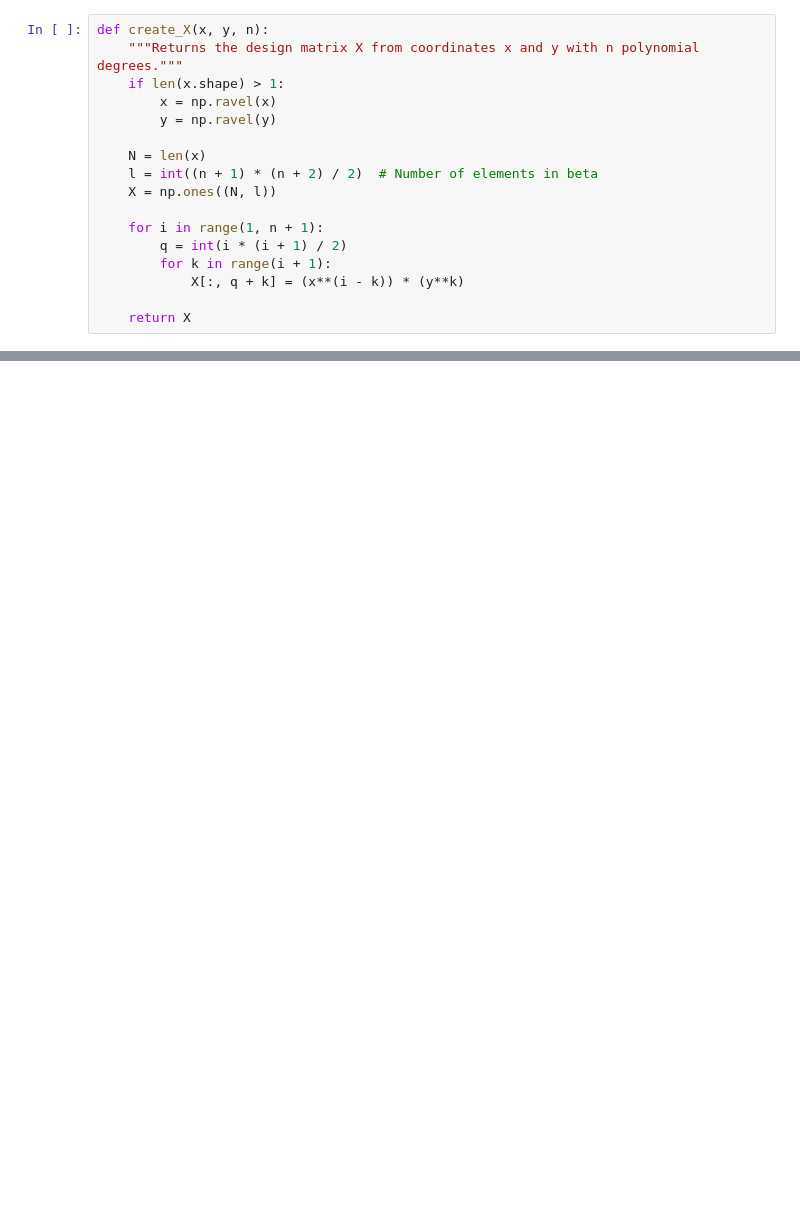
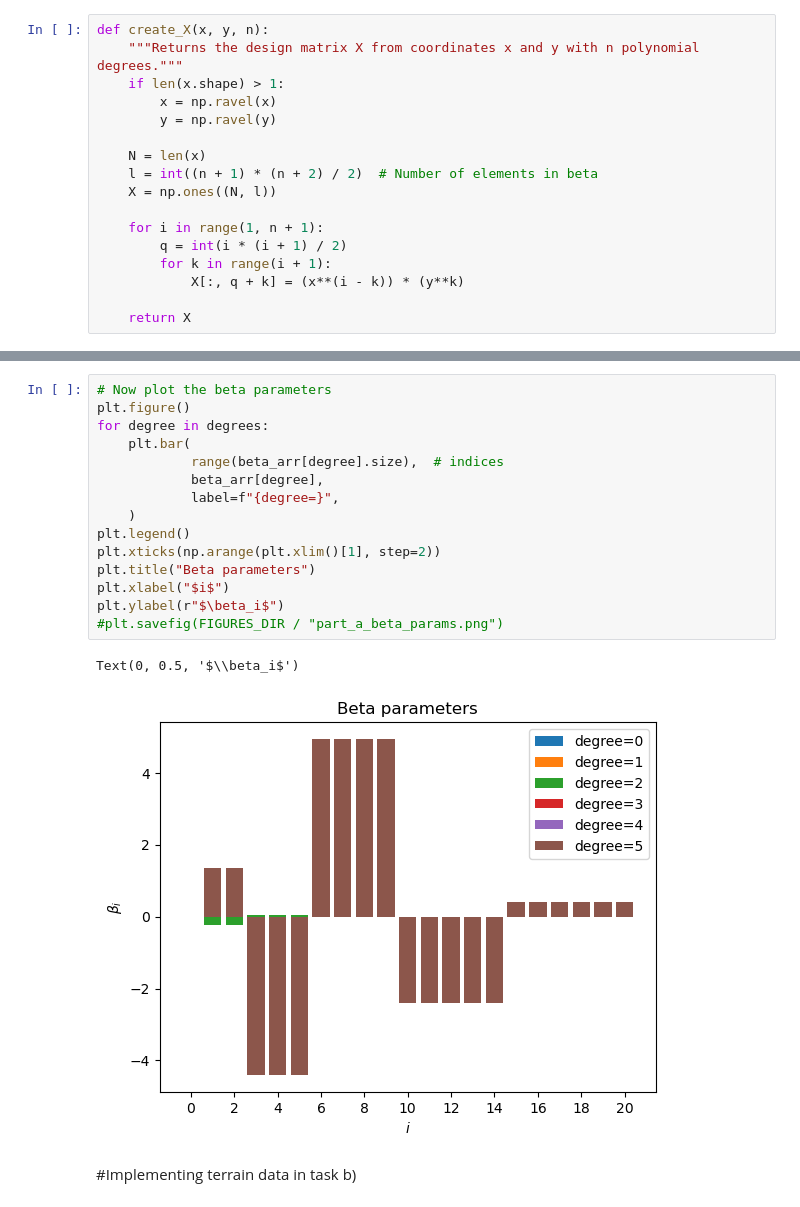
Before and after one commit to LassePladsen/FYS-STK3155-projects, a Jupyter notebook: project1/source_code/part_g_real_data.ipynb, the cells around one changed output, grey strips where cells are left out. Drawn from its saved outputs; the diff is of its cells as text; blank space fills up the shorter version.

```diff
--- a/project1/source_code/part_g_real_data.ipynb
+++ b/project1/source_code/part_g_real_data.ipynb
@@ -60,0 +80,20 @@ terrain.
+# %%
+# Now plot the beta parameters
+plt.figure()
+for degree in degrees:
+    plt.bar(
+            range(beta_arr[degree].size),  # indices
+            beta_arr[degree],
+            label=f"{degree=}",
+    )
+plt.legend()
+plt.xticks(np.arange(plt.xlim()[1], step=2))
+plt.title("Beta parameters")
+plt.xlabel("$i$")
+plt.ylabel(r"$\beta_i$")
+#plt.savefig(FIGURES_DIR / "part_a_beta_params.png")
+# %% [output]
+Text(0, 0.5, '$\\beta_i$')
+[figure, added]
+# %% [markdown]
+#Implementing terrain data in task b)
```
Also changed, not shown: parts of 5 cells of this notebook.
